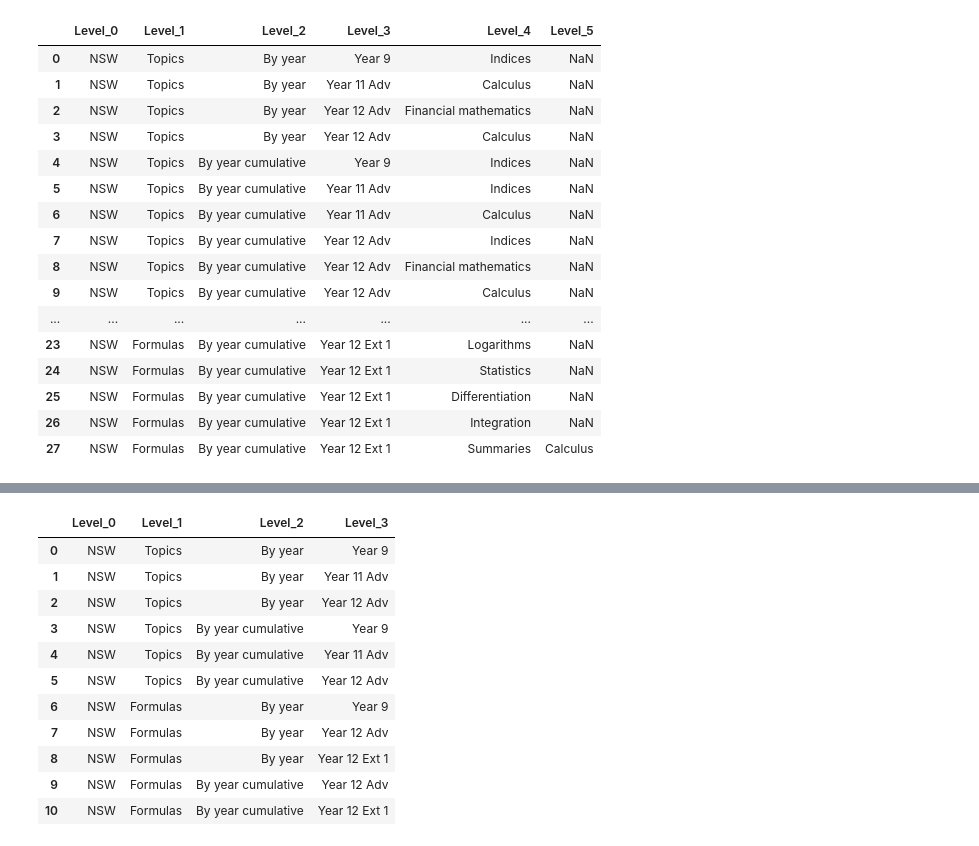
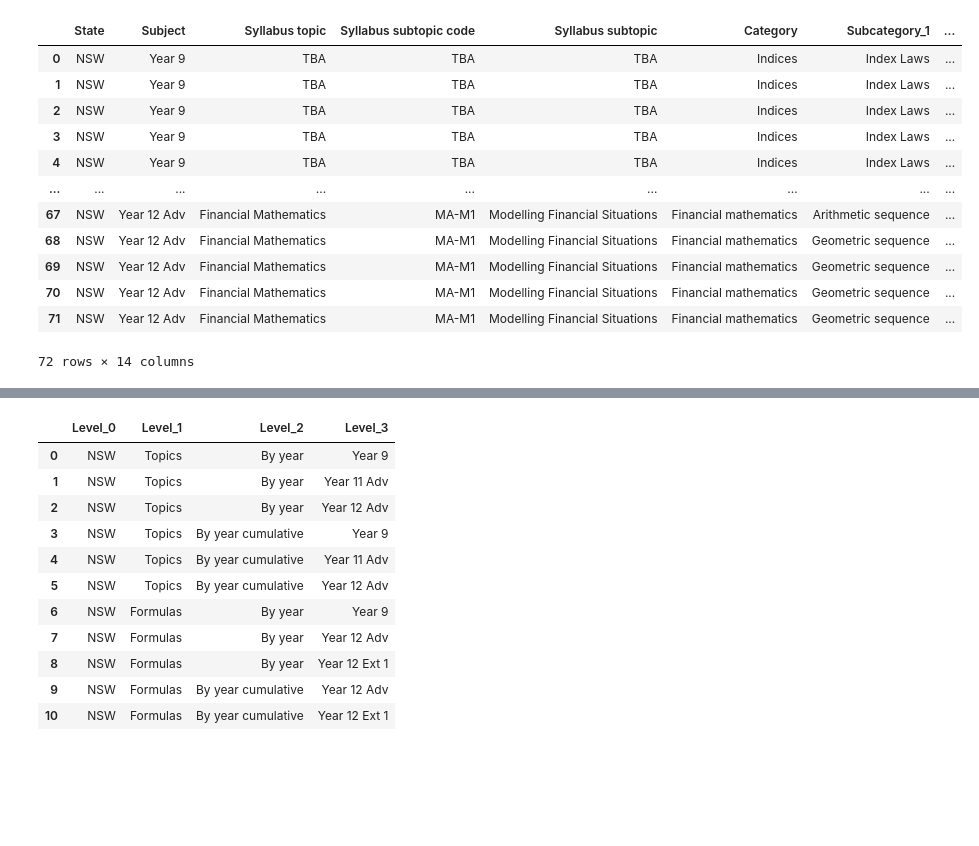
Before and after one commit to charl-potgieter/AustralianSchoolMaths, a Jupyter notebook: WebsiteCreator/caller.ipynb, the cells around one changed output, grey strips where cells are left out. Saved outputs shown, nothing was run; the diff lists cells and outputs as text; code cells hidden in the pictures; blank space fills up the shorter version.

Commit message:
formulas_to_class wip 17

```diff
--- a/WebsiteCreator/caller.ipynb
+++ b/WebsiteCreator/caller.ipynb
@@ -2,6 +2,7 @@
 import os
 import utilities
 from maths_objects import Formulas, DirectoryHierarchies, IndexFile
+import pandas as pd
 
 website_creator_dir = os.getcwd()
 docs_dir = utilities.get_docs_path(website_creator_dir)
@@ -13,3 +14,25 @@ syllabus_file_path = (website_creator_dir + os.path.sep +
 my_dirs = DirectoryHierarchies(hierarchy_file_path)
 # school_formulas = Formulas(formula_file_path, syllabus_file_path,
 #                            page_sort_orders)
+
+def get_formula_data():
+    """Returns dataframe of formulas and related fields by merging
+    formulas (ex-syllabus) and syllabus files
+    """
+
+    # ! Temporarily mark empty boolean fields as false to avoid type errors
+    # ! Remove once all data capture is complete
+    input_converter = {
+        'On formula sheet': lambda x: True if x else False,
+        'Proof required': lambda x: True if x else False}
+
+    formulas_ex_syllabus = pd.read_csv(
+        filepath_or_buffer=formula_file_path,
+        converters=input_converter)
+    syllabus = pd.read_csv(syllabus_file_path)
+    formulas = pd.merge(
+        left=syllabus, right=formulas_ex_syllabus,
+        left_on=['State', 'Subject', 'Syllabus subtopic code'],
+        right_on=['State', 'Subject', 'Syllabus subtopic code'],
+        how='right')
+    return (formulas)
@@ -39,20 +39,21 @@ The following columns are missing from the data: ['Extra']
-# %%
-my_dirs.to_dataframe()
-# %% [output]
-|  | Level_0 | Level_1 | Level_2 | Level_3 | Level_4 | Level_5 |
-| 0 | NSW | Topics | By year | Year 9 | Indices | NaN |
-| 1 | NSW | Topics | By year | Year 11 Adv | Calculus | NaN |
-| 2 | NSW | Topics | By year | Year 12 Adv | Financial mathematics | NaN |
-| 3 | NSW | Topics | By year | Year 12 Adv | Calculus | NaN |
-| 4 | NSW | Topics | By year cumulative | Year 9 | Indices | NaN |
-| 5 | NSW | Topics | By year cumulative | Year 11 Adv | Indices | NaN |
-| 6 | NSW | Topics | By year cumulative | Year 11 Adv | Calculus | NaN |
-| 7 | NSW | Topics | By year cumulative | Year 12 Adv | Indices | NaN |
-| 8 | NSW | Topics | By year cumulative | Year 12 Adv | Financial mathematics | NaN |
-| 9 | NSW | Topics | By year cumulative | Year 12 Adv | Calculus | NaN |
-| ... | ... | ... | ... | ... | ... | ... |
-| 23 | NSW | Formulas | By year cumulative | Year 12 Ext 1 | Logarithms | NaN |
-| 24 | NSW | Formulas | By year cumulative | Year 12 Ext 1 | Statistics | NaN |
-| 25 | NSW | Formulas | By year cumulative | Year 12 Ext 1 | Differentiation | NaN |
-| 26 | NSW | Formulas | By year cumulative | Year 12 Ext 1 | Integration | NaN |
-| 27 | NSW | Formulas | By year cumulative | Year 12 Ext 1 | Summaries | Calculus |
+# %%
+
+
+raw_data = get_formula_data()
+
+my_formulas = Formulas(raw_data)
+my_formulas._formula_data
+# %% [output]
+|  | State | Subject | Syllabus topic | Syllabus subtopic code | Syllabus subtopic | Category | Subcategory_1 | ... |
+| 0 | NSW | Year 9 | TBA | TBA | TBA | Indices | Index Laws | ... |
+| 1 | NSW | Year 9 | TBA | TBA | TBA | Indices | Index Laws | ... |
+| 2 | NSW | Year 9 | TBA | TBA | TBA | Indices | Index Laws | ... |
+| 3 | NSW | Year 9 | TBA | TBA | TBA | Indices | Index Laws | ... |
+| 4 | NSW | Year 9 | TBA | TBA | TBA | Indices | Index Laws | ... |
+| ... | ... | ... | ... | ... | ... | ... | ... | ... |
+| 67 | NSW | Year 12 Adv | Financial Mathematics | MA-M1 | Modelling Financial Situations | Financial mathematics | Arithmetic sequence | ... |
+| 68 | NSW | Year 12 Adv | Financial Mathematics | MA-M1 | Modelling Financial Situations | Financial mathematics | Geometric sequence | ... |
+| 69 | NSW | Year 12 Adv | Financial Mathematics | MA-M1 | Modelling Financial Situations | Financial mathematics | Geometric sequence | ... |
+| 70 | NSW | Year 12 Adv | Financial Mathematics | MA-M1 | Modelling Financial Situations | Financial mathematics | Geometric sequence | ... |
+| 71 | NSW | Year 12 Adv | Financial Mathematics | MA-M1 | Modelling Financial Situations | Financial mathematics | Geometric sequence | ... |
+72 rows × 14 columns
```
Also changed, not shown: parts of 2 cells of this notebook, 3 other files.
